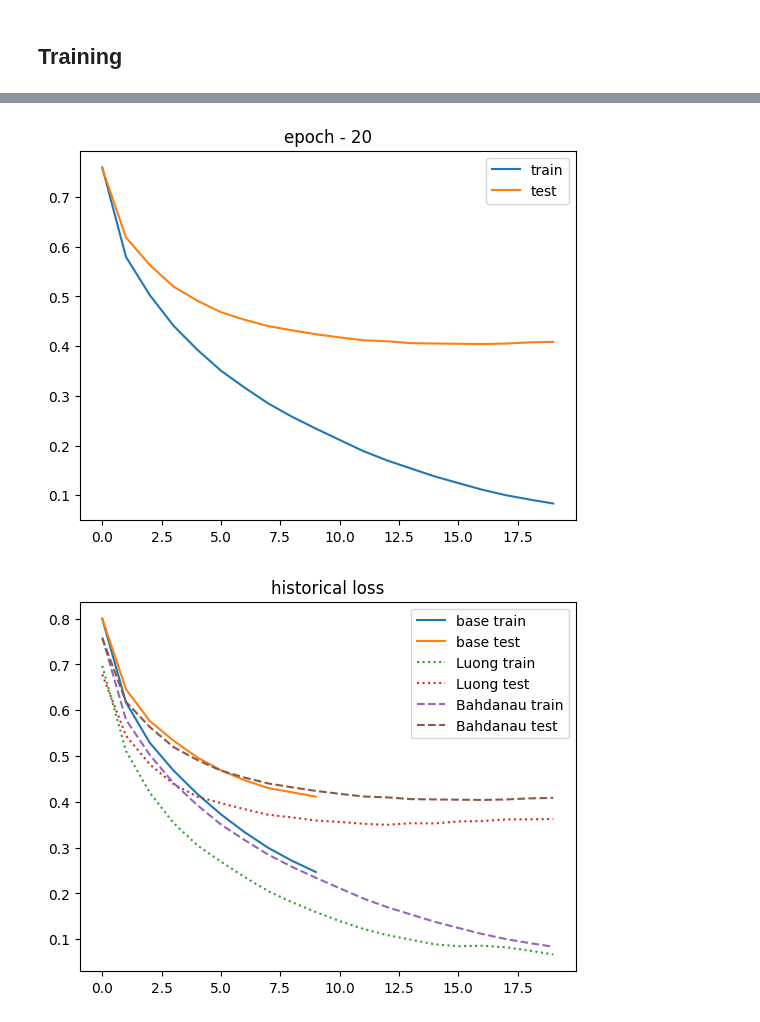
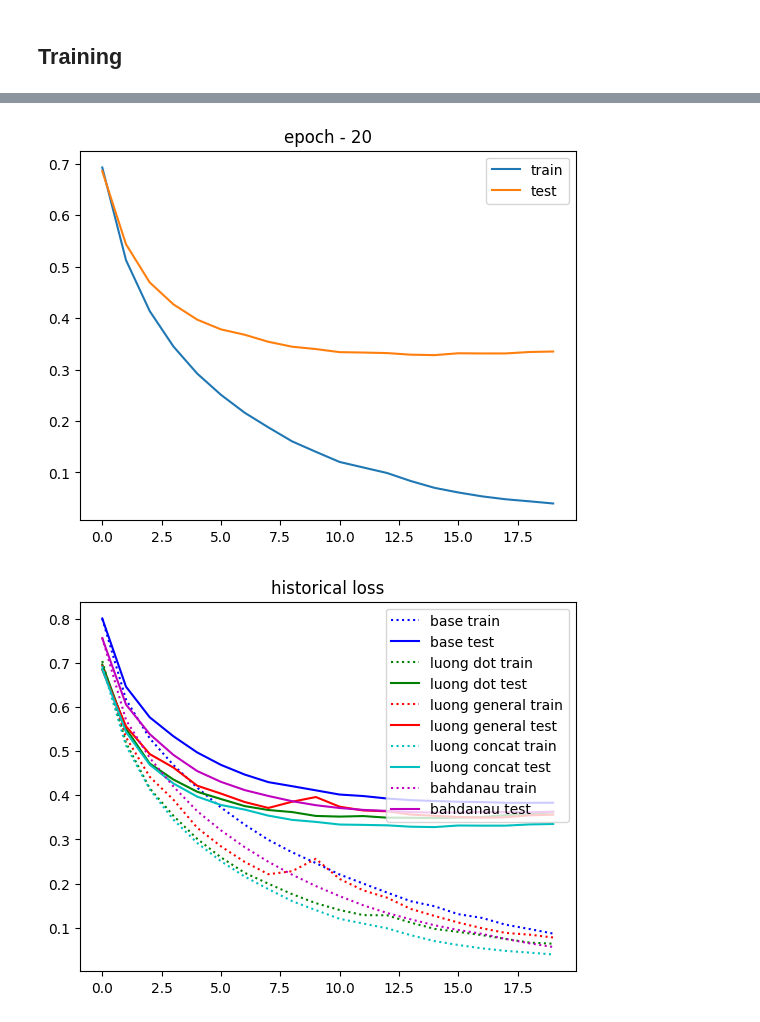
Before and after one commit to taimoon/deep-learning-note, a Jupyter notebook: SEQ2SEQ.ipynb, the cells around one changed output, grey strips where cells are left out. Cells and saved outputs as stored; diff of their text form; code cells hidden in the pictures.

```diff
--- a/SEQ2SEQ.ipynb
+++ b/SEQ2SEQ.ipynb
@@ -234,9 +234,8 @@ class Decoder_RNN(nn.Module):
         )
 
 
-    def forward(self, x, hidden = None, encoder_outputs = None):
-        N,seq_len = x
-        x = x.reshape(N,-1)  # (N,seq_len)
+    def forward(self, x, hidden = None, keys = None):
+        x = x.reshape(x.size(0),-1)  # (N,seq_len)
         embedded = self.embedding(x) # (N,seq_len,hidden_size)
         embedded = F.relu(embedded)
 
@@ -382,7 +406,7 @@ class Luong_Decoder(nn.Module):
         self.method = method
 
         # The Attention Mechanism is defined in a separate class
-        self.attention = Attention(hidden_size,method)
+        self.attention = Luong_Attention(hidden_size,method)
 
         self.embedding = nn.Embedding(self.output_size, self.hidden_size)
         self.dropout = nn.Dropout(self.drop_prob)
@@ -602,3 +623,13 @@ encoder,decoder,optimizer,train_loss_hist,test_loss_hist = load(Encoder_RNN,Bahd
+# %%
+hidden_size = 216
+# method = "dot"
+# method = "general"
+method = "concat"
+model_checkpoint_pth = f'model_checkpoint/seq2seq_RNN_luong_{method}_small.pth'
+enc_ctor = lambda: Encoder_RNN(input_lang.n_words, hidden_size,1)
+dec_ctor = lambda: Luong_Decoder(hidden_size,output_lang.n_words,method,1)
+# init(enc_ctor,dec_ctor,model_checkpoint_pth)
+encoder,decoder,optimizer,train_loss_hist,test_loss_hist = load(Encoder_RNN,Luong_Decoder,model_checkpoint_pth)
 # %%
 def train_iter(n = 10):
     for i in range(n):
@@ -616,32 +647,37 @@ def train_iter(n = 10):
         clear_output()
         plot_loss(train_loss_hist,test_loss_hist)
     save_checkpoint(encoder,decoder,optimizer,train_loss_hist,test_loss_hist,model_checkpoint_pth)
-train_iter(n = 10)
+# train_iter(n = 20)
 # %% [output]
-[figure, old version]
+[figure, new version]
 # %%
 def fn():
-    def helper(train_loss_hist,test_loss_hist,ax=plt,linestyle=None,name = ""):
-        ax.plot(train_loss_hist,label=name + ' train',linestyle=linestyle)
-        ax.plot(test_loss_hist,label=name + ' test',linestyle=linestyle)
-
+    colors = iter("bgrcmykw")
+    def plot(train_loss_hist,test_loss_hist,ax=plt,name = ""):
+        color = next(colors)
+        ax.plot(train_loss_hist,color,label=name + ' train',linestyle=":")
+        ax.plot(test_loss_hist,color,label=name + ' test',linestyle="-")
+    def helper(enc_ctor,dec_ctor,pth,name,ax):
+        *_,train_loss_hist,test_loss_hist = load(enc_ctor,dec_ctor,pth)
+        plot(train_loss_hist,test_loss_hist,ax,name=name)
+    # helper()
     fig,ax = plt.subplots(1,1)
-
-    *_,train_loss_hist,test_loss_hist = load(Encoder_RNN,Decoder_RNN,'model_checkpoint/seq2seq_RNN_small.pth')
-    helper(train_loss_hist,test_loss_hist,ax,linestyle = None,name="base")
-
-    *_,train_loss_hist,test_loss_hist = load(Encoder_RNN,Luong_Decoder,'model_checkpoint/seq2seq_RNN_luong_small.pth')
-    helper(train_loss_hist,test_loss_hist,ax,linestyle=':',name = "Luong")
-
-    *_,train_loss_hist,test_loss_hist = load(Encoder_RNN,Bahdanau_Decoder,'model_checkpoint/seq2seq_RNN_bahdanau_small.pth')
-    helper(train_loss_hist,test_loss_hist,ax,linestyle='--',name="Bahdanau")
-
+    helper(Encoder_RNN,Decoder_RNN,'model_checkpoint/seq2seq_RNN_small.pth',
+           "base",ax)
+    helper(Encoder_RNN,Luong_Decoder,'model_checkpoint/seq2seq_RNN_luong_dot_small.pth',
+           "luong dot",ax)
+    helper(Encoder_RNN,Luong_Decoder,'model_checkpoint/seq2seq_RNN_luong_general_small.pth',
+           "luong general",ax)
+    helper(Encoder_RNN,Luong_Decoder,'model_checkpoint/seq2seq_RNN_luong_concat_small.pth',
+           "luong concat",ax)
+    helper(Encoder_RNN,Bahdanau_Decoder,'model_checkpoint/seq2seq_RNN_bahdanau_small.pth',
+           "bahdanau",ax)
     ax.set_title("historical loss")
     ax.legend()
     fig.show()
 fn()
 # %% [output]
-[figure, old version]
+[figure, new version]
 # %%
 def predict(seq,encoder:Encoder_RNN,decoder:Decoder_RNN,MAX_LEN = 10):
     encoder.eval()
```
Also changed, not shown: parts of 12 cells of this notebook.
